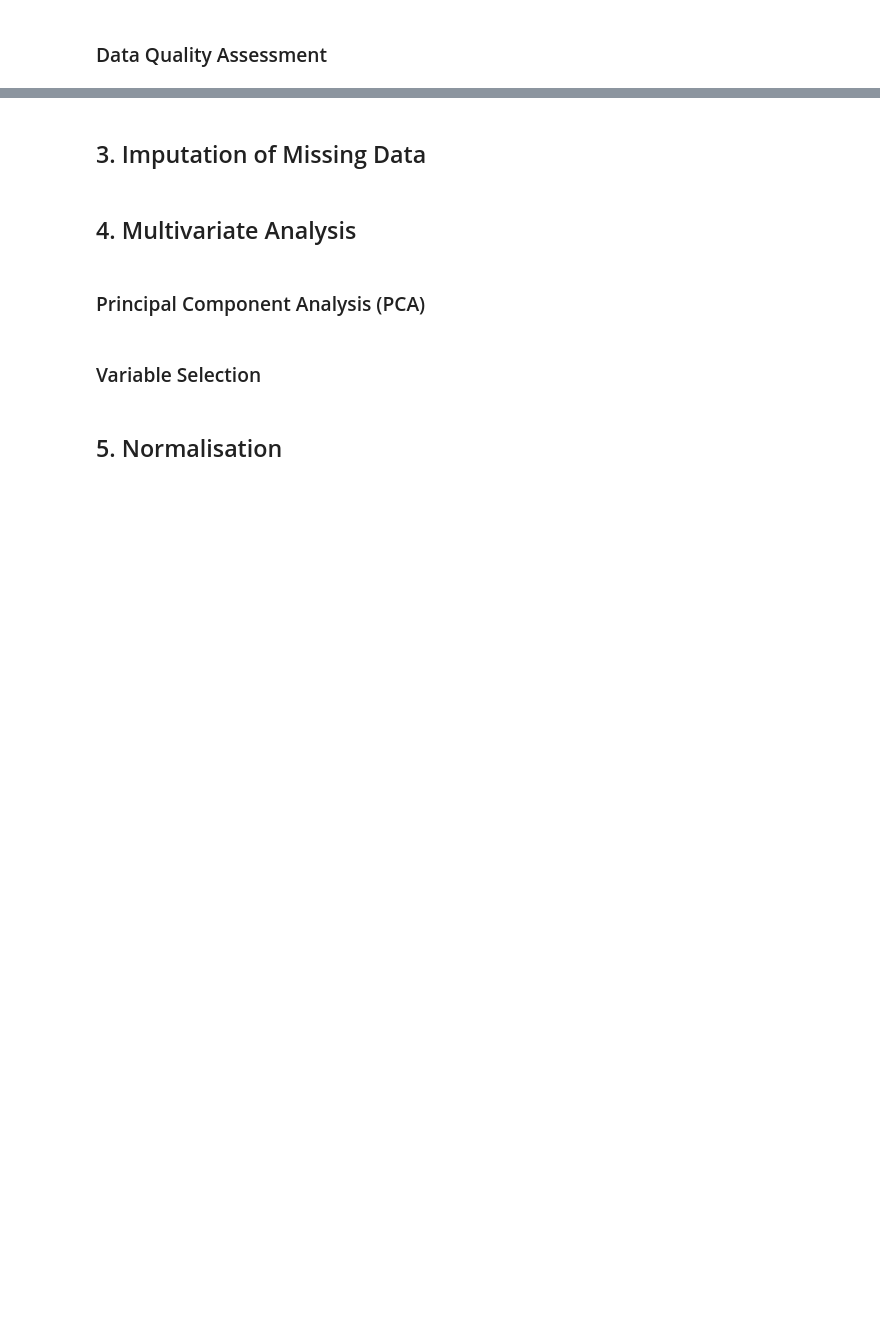
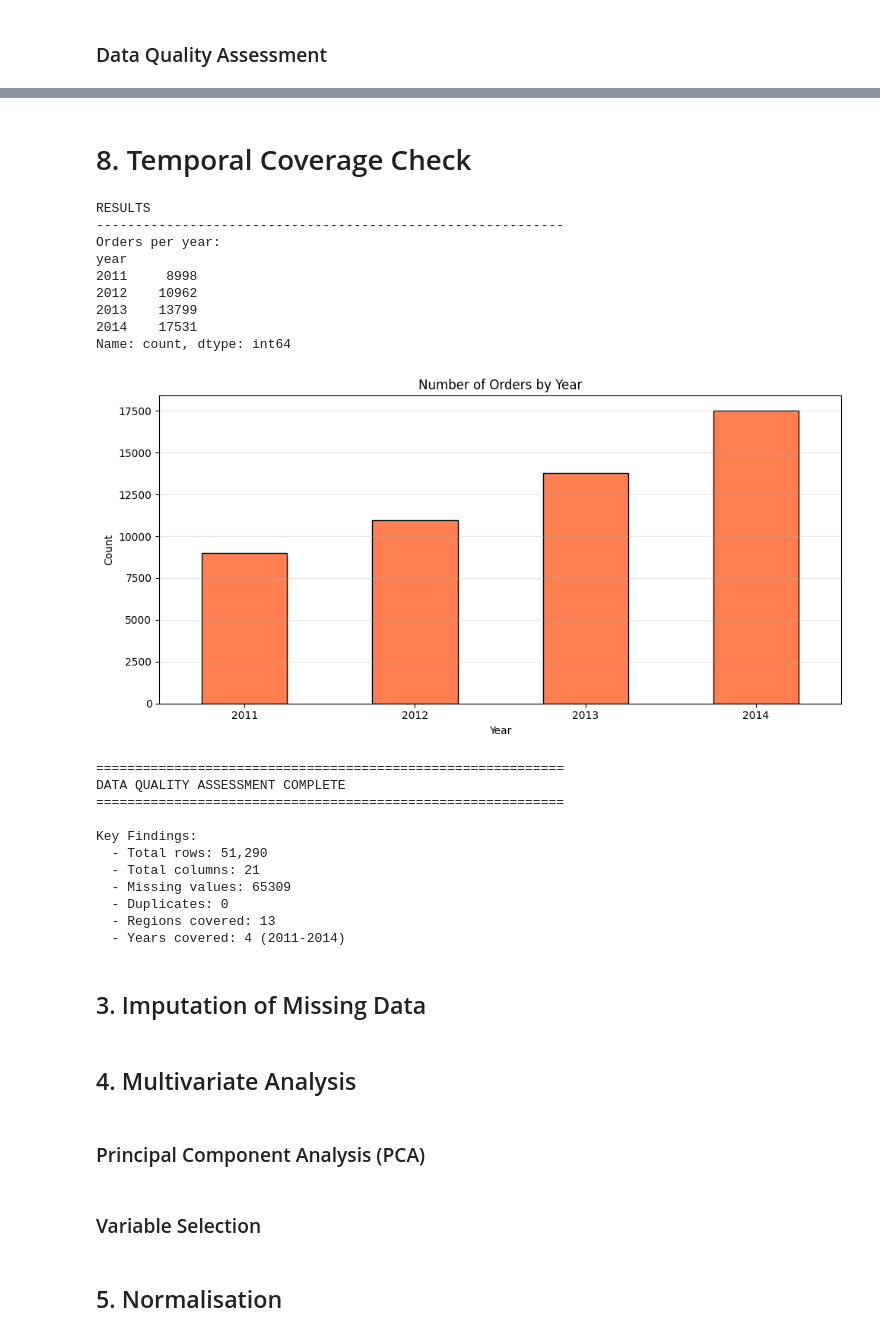
Before and after one commit to HaroldasT2/Data_Analysis_and_Visualisation_CA1, a Jupyter notebook: Indicator_analysis.ipynb, the cells around one changed output, grey strips where cells are left out. Cells and saved outputs as stored; diff of their text form; code cells hidden in the pictures; blank space fills up the shorter version.

```diff
--- a/Indicator_analysis.ipynb
+++ b/Indicator_analysis.ipynb
@@ -219,3 +664,62 @@ dtype: object
+# %% [markdown]
+# 8. Temporal Coverage Check
+# %%
+
+print("\nRESULTS")
+print("-" * 60)
+year_counts = df['year'].value_counts().sort_index()
+print("Orders per year:")
+print(year_counts)
+
+plt.figure(figsize=(10, 5))
+year_counts.plot(kind='bar', color='coral', edgecolor='black')
+plt.title('Number of Orders by Year')
+plt.xlabel('Year')
+plt.ylabel('Count')
+plt.xticks(rotation=0)
+plt.grid(axis='y', alpha=0.3)
+plt.tight_layout()
+plt.show()
+
+print("\n" + "="*60)
+print("DATA QUALITY ASSESSMENT COMPLETE")
+print("="*60)
+print("\nKey Findings:")
+print(f"  - Total rows: {len(df):,}")
+print(f"  - Total columns: {len(df.columns)}")
+
+# Calculates missing values correctly
+if len(missing_df) == 0:
+    missing_summary = "None"
+else:
+    missing_summary = str(int(missing_df["Missing_Count"].sum()))
+
+print(f"  - Missing values: {missing_summary}")
+print(f"  - Duplicates: {duplicate_count}")
+print(f"  - Regions covered: {df['region'].nunique()}")
+print(f"  - Years covered: {df['year'].nunique()} ({df['year'].min()}-{df['year'].max()})")
+# %% [output]
+RESULTS
+------------------------------------------------------------
+Orders per year:
+year
+2011     8998
+2012    10962
+2013    13799
+2014    17531
+Name: count, dtype: int64
+[figure, added]
+============================================================
+DATA QUALITY ASSESSMENT COMPLETE
+============================================================
+
+Key Findings:
+  - Total rows: 51,290
+  - Total columns: 21
+  - Missing values: 65309
+  - Duplicates: 0
+  - Regions covered: 13
+  - Years covered: 4 (2011-2014)
 # %% [markdown]
 ## 3. Imputation of Missing Data
 # %% [markdown]
```
Also changed, not shown: parts of 20 cells of this notebook.
